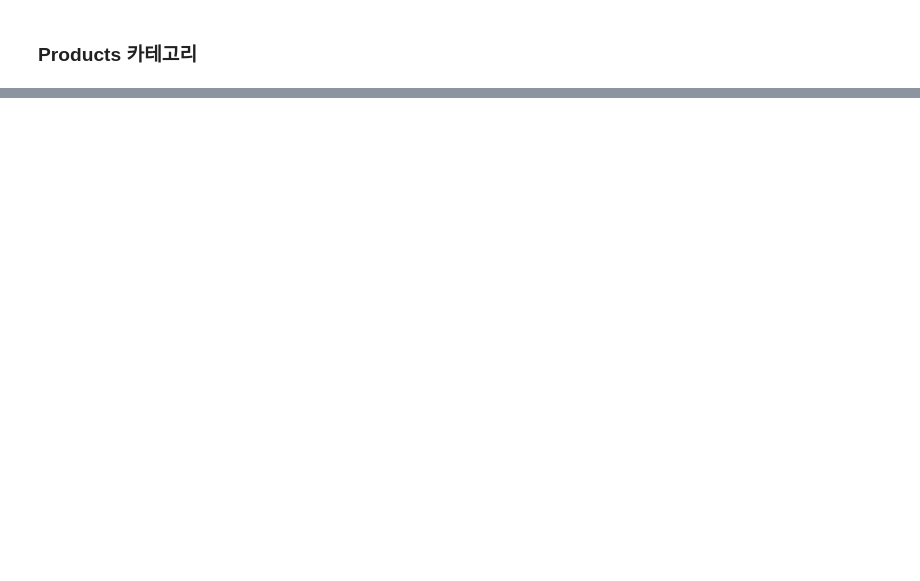
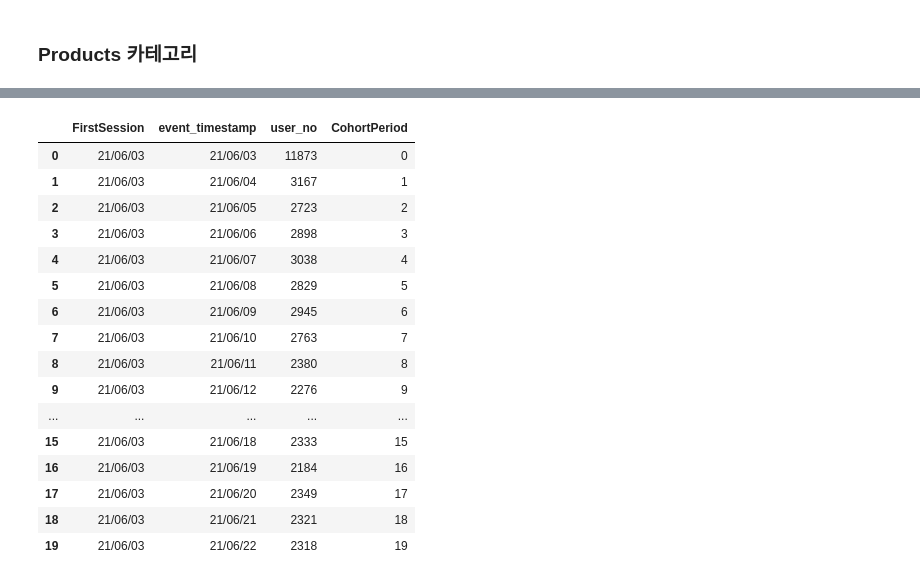
Before and after one commit to gr2edy/FastCampus_FinalProject_29cm, a Jupyter notebook: FC_FinalProject.ipynb, the cells around one changed output, grey strips where cells are left out. Drawn from its saved outputs; the diff is of its cells as text; code cells hidden in the pictures; blank space fills up the shorter version.

```diff
--- a/FC_FinalProject.ipynb
+++ b/FC_FinalProject.ipynb
@@ -396,0 +259,3 @@ df.groupby('category1_name')
+# %%
+CH1 = grouped['user_no'].nunique()
+CH1.head(10)
@@ -396,0 +291,3 @@ df.groupby('category1_name')
+# %%
+CH1.rename({'user_no':'TotalUsers'},axis=1,inplace=True)
+CH1 = CH1.reset_index()
@@ -396,0 +337,21 @@ df.groupby('category1_name')
+# %%
+CH1['CohortPeriod']=cohortperiod
+CH1.head(20)
+# %% [output]
+|  | FirstSession | event_timestamp | user_no | CohortPeriod |
+| 0 | 21/06/03 | 21/06/03 | 11873 | 0 |
+| 1 | 21/06/03 | 21/06/04 | 3167 | 1 |
+| 2 | 21/06/03 | 21/06/05 | 2723 | 2 |
+| 3 | 21/06/03 | 21/06/06 | 2898 | 3 |
+| 4 | 21/06/03 | 21/06/07 | 3038 | 4 |
+| 5 | 21/06/03 | 21/06/08 | 2829 | 5 |
+| 6 | 21/06/03 | 21/06/09 | 2945 | 6 |
+| 7 | 21/06/03 | 21/06/10 | 2763 | 7 |
+| 8 | 21/06/03 | 21/06/11 | 2380 | 8 |
+| 9 | 21/06/03 | 21/06/12 | 2276 | 9 |
+| ... | ... | ... | ... | ... |
+| 15 | 21/06/03 | 21/06/18 | 2333 | 15 |
+| 16 | 21/06/03 | 21/06/19 | 2184 | 16 |
+| 17 | 21/06/03 | 21/06/20 | 2349 | 17 |
+| 18 | 21/06/03 | 21/06/21 | 2321 | 18 |
+| 19 | 21/06/03 | 21/06/22 | 2318 | 19 |
```
Also changed, not shown: parts of 78 cells of this notebook.
